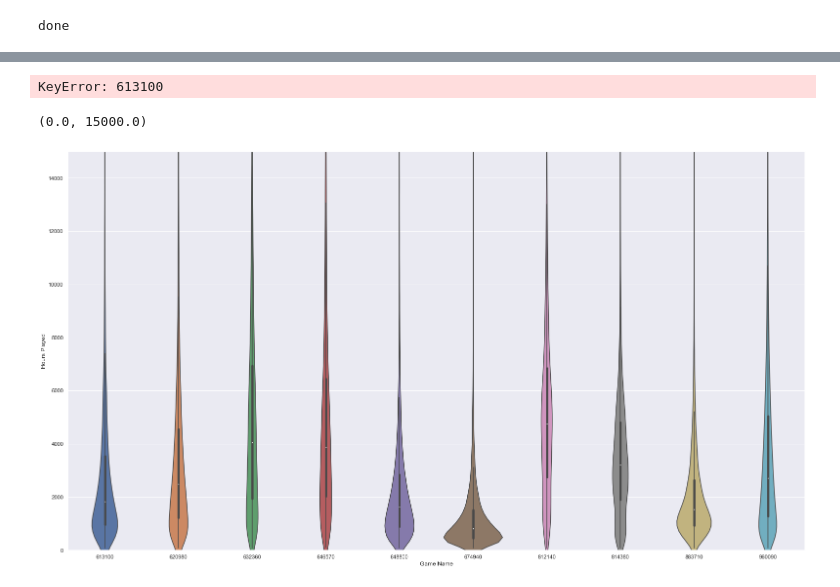
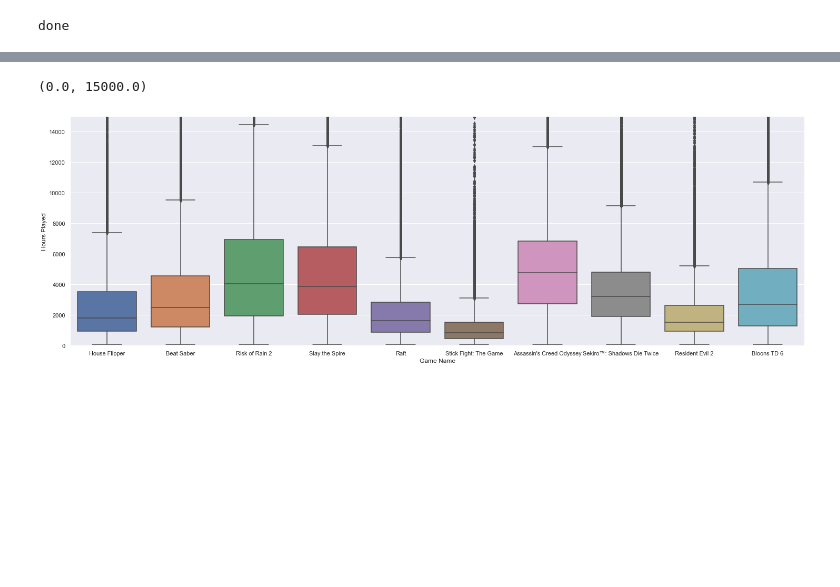
Before and after one commit to gfry99/453-Final-Project, a Jupyter notebook: 453-Final-Proj-PleaseCompile.ipynb, the cells around one changed output, grey strips where cells are left out. Saved outputs shown, nothing was run; the diff lists cells and outputs as text; code cells hidden in the pictures; blank space fills up the shorter version.

```diff
--- a/453-Final-Proj-PleaseCompile.ipynb
+++ b/453-Final-Proj-PleaseCompile.ipynb
@@ -384,5 +393,5 @@ plt.pie(top_ten_values, labels = labels, autopct='%.0f%%')
 # %%
-#Violin plot for hours played of 10 most popular games
+#box plot for hours played of 10 most popular games
 data = df.copy()
 data = data[data['appid'].isin(top_ten_games)]
 games = {
@@ -395,17 +404,17 @@ games = {
     674940: "Stick Fight: The Game",
     814380: "Sekiro™: Shadows Die Twice",
     883710: "Resident Evil 2",
-    636480: "Ravenfield"
+    636480: "Ravenfield",
+    613100: "House Flipper"
 }
 # %%
+#create game name column for x axis
 data["game_name"] = data.appid.map(lambda x: games[x])
-# %% [output]
-KeyError: 613100
 # %%
-plt.figure(figsize=(27,15))
-fig = sns.violinplot(x='appid', y='playtime_forever', data=data)
+plt.figure(figsize=(25,8))
+fig = sns.boxplot(x='game_name', y='playtime_forever', data=data)
 fig.set(xlabel='Game Name', ylabel='Hours Played')
 plt.ylim(0,15000)
 # %% [output]
 (0.0, 15000.0)
-[figure, old version]
+[figure, new version]
```
Also changed, not shown: parts of 9 cells of this notebook.
